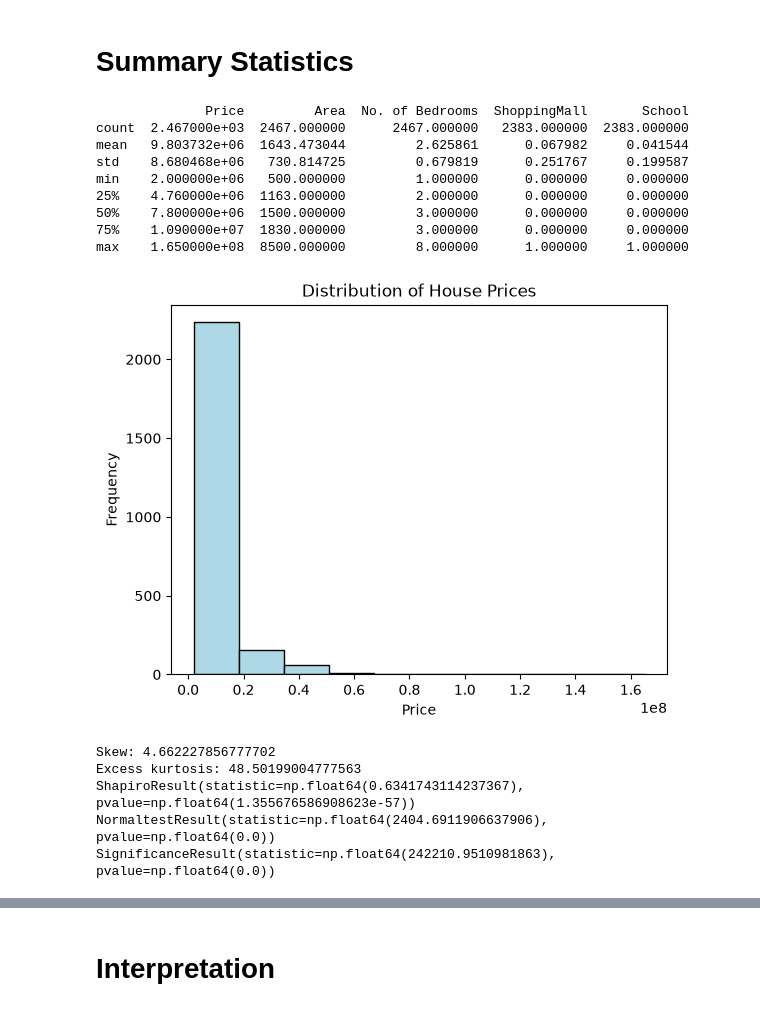
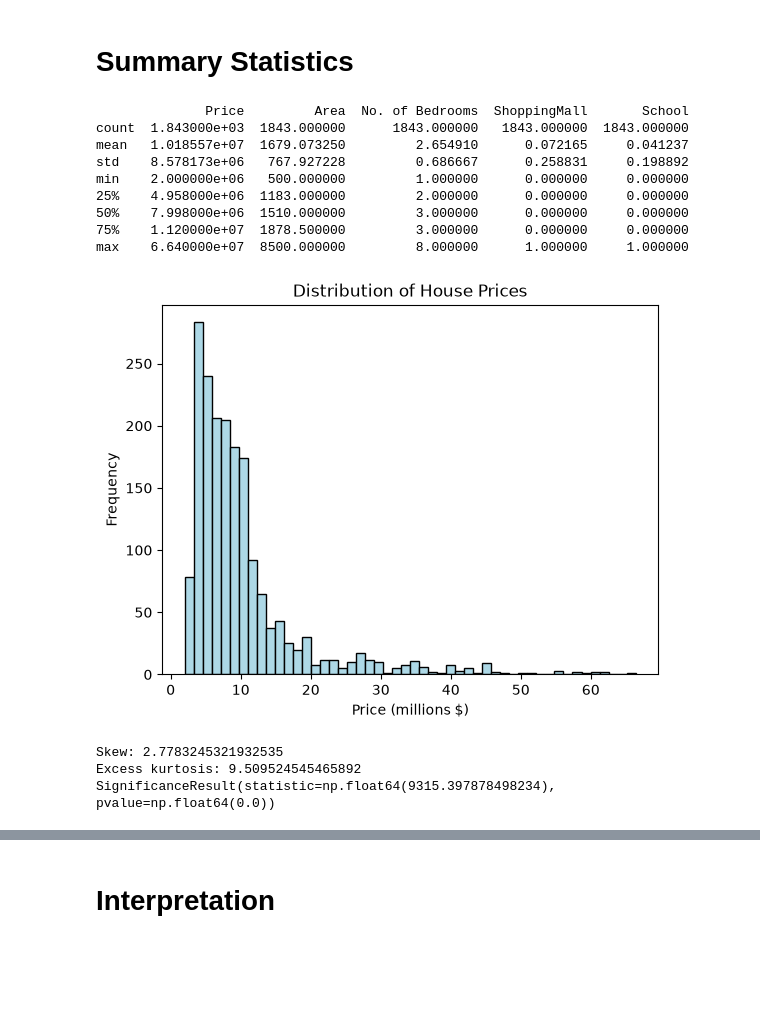
Before and after one commit to triazzlon/ML-Assignment, a Jupyter notebook: MLF_CASE_2930864_XX.ipynb, the cells around one changed output, grey strips where cells are left out. Drawn from its saved outputs; the diff is of its cells as text; code cells hidden in the pictures; blank space fills up the shorter version.

```diff
--- a/MLF_CASE_2930864_XX.ipynb
+++ b/MLF_CASE_2930864_XX.ipynb
@@ -193,0 +118,8 @@ df_clean.describe()
+# %%
+# We also remove duplicates
+df_clean = df_clean.drop_duplicates()
+print(df_clean.shape)
+
+#outlier alone
+df_clean = df_clean[df_clean['Price'] < 165000000]
+print(df_clean.shape,df_clean.describe())
@@ -194,42 +144,48 @@ df_clean.describe()
 # %% [markdown]
 # Summary Statistics
 # %%
-stats = df[['Price','Area','No. of Bedrooms','ShoppingMall','School']].describe()
-print(stats)
+statistics = df_clean[['Price','Area','No. of Bedrooms','ShoppingMall','School']].describe()
+print(statistics)
 
-plt.hist(df['Price'], bins=10,range=(2.000000e+06,1.650000e+08), histtype = "bar", edgecolor = "black", color = "lightblue")
-plt.xlabel("Price")
+plt.hist(df_clean['Price']/ 1000000, bins=50, histtype = "bar", edgecolor = "black", color = "lightblue")
+plt.xlabel("Price (millions $)")
 plt.ylabel("Frequency")
 plt.title("Distribution of House Prices")
 plt.show()
 # %% [output]
               Price         Area  No. of Bedrooms  ShoppingMall       School
-count  2.467000e+03  2467.000000      2467.000000   2383.000000  2383.000000
-mean   9.803732e+06  1643.473044         2.625861      0.067982     0.041544
-std    8.680468e+06   730.814725         0.679819      0.251767     0.199587
+count  1.843000e+03  1843.000000      1843.000000   1843.000000  1843.000000
+mean   1.018557e+07  1679.073250         2.654910      0.072165     0.041237
+std    8.578173e+06   767.927228         0.686667      0.258831     0.198892
 min    2.000000e+06   500.000000         1.000000      0.000000     0.000000
-25%    4.760000e+06  1163.000000         2.000000      0.000000     0.000000
-50%    7.800000e+06  1500.000000         3.000000      0.000000     0.000000
-75%    1.090000e+07  1830.000000         3.000000      0.000000     0.000000
-max    1.650000e+08  8500.000000         8.000000      1.000000     1.000000
+25%    4.958000e+06  1183.000000         2.000000      0.000000     0.000000
+50%    7.998000e+06  1510.000000         3.000000      0.000000     0.000000
+75%    1.120000e+07  1878.500000         3.000000      0.000000     0.000000
+max    6.640000e+07  8500.000000         8.000000      1.000000     1.000000
-[figure, old version]
+[figure, new version]
 # %%
-The data appears to be very right skewed.
+# The data appears to be very right skewed.
+
+# To verify this we now test for normality
+price = df_clean['Price']
+
+# Skewness and kurtosis checks
+print('Skew:', stats.skew(price))
+print('Excess kurtosis:', stats.kurtosis(price))
+
+# For the test of normality, we choose the Jarque-Bera Test.
+# We chose this test as it is an asymptotic goodness of fit test.
+# Making it appropriate considering the skewed histogram and sufficient sample size (n=1844)
+
+
+#H0: Prices follow a normal Distribution
+#H1: The prices do not follow a normal distrubtion
+
+print(stats.jarque_bera(price))
+
+# test statistic = 9315.39
+# p-value ≈ 0.0, the null hypothesis is rejected.
+# %% [output]
+Skew: 2.7783245321932535
+Excess kurtosis: 9.509524545465892
+SignificanceResult(statistic=np.float64(9315.397878498234), pvalue=np.float64(0.0))
-# %%
-price = df_clean['Price'].dropna()
-
-
-# 2. Skewness and kurtosis (both 0 for a normal distribution, using excess kurtosis)
-print('Skew:', stats.skew(price))
-print('Excess kurtosis:', stats.kurtosis(price))
-
-# 3. Formal tests (null hypothesis: the data are normal)
-print(stats.shapiro(price))
-print(stats.normaltest(price))      # D'Agostino-Pearson
-print(stats.jarque_bera(price))
-# %% [output]
-Skew: 4.662227856777702
-Excess kurtosis: 48.50199004777563
-ShapiroResult(statistic=np.float64(0.6341743114237367), pvalue=np.float64(1.355676586908623e-57))
-NormaltestResult(statistic=np.float64(2404.6911906637906), pvalue=np.float64(0.0))
-SignificanceResult(statistic=np.float64(242210.9510981863), pvalue=np.float64(0.0))
```
Also changed, not shown: parts of 49 cells of this notebook.
